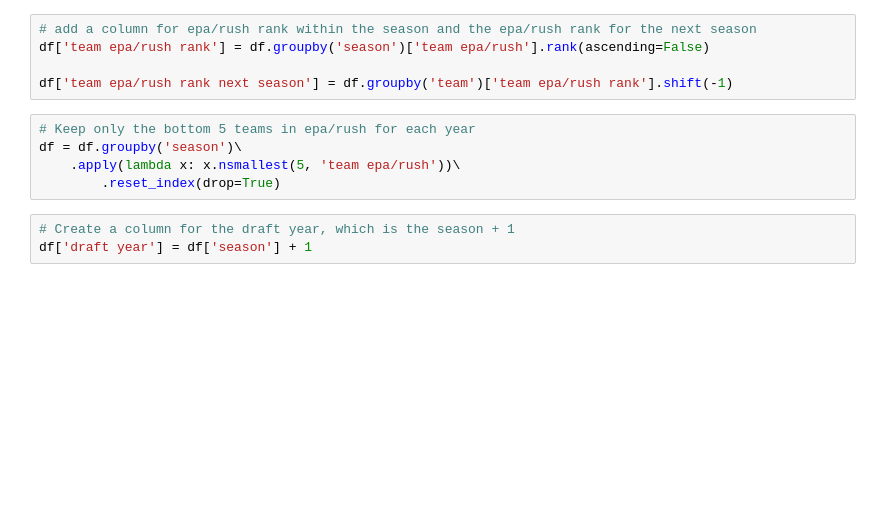
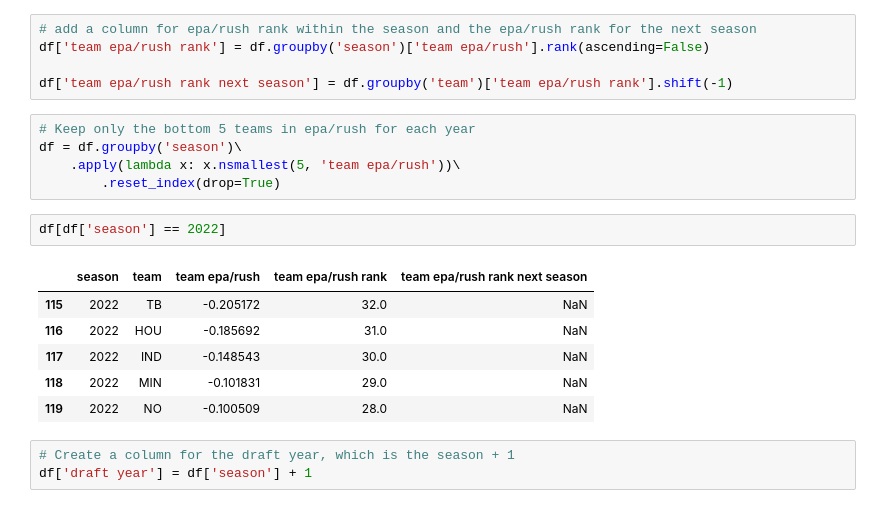
Before and after one commit to tbryan2/visualization-toolbox, a Jupyter notebook: nfl/notebooks/rb_bottom5.ipynb, the cells around one changed output. Cells and saved outputs as stored; diff of their text form; blank space fills up the shorter version.

```diff
--- a/nfl/notebooks/rb_bottom5.ipynb
+++ b/nfl/notebooks/rb_bottom5.ipynb
@@ -57,6 +69,15 @@ df['team epa/rush rank next season'] = df.groupby('team')['team epa/rush rank'].
 df = df.groupby('season')\
     .apply(lambda x: x.nsmallest(5, 'team epa/rush'))\
         .reset_index(drop=True)
+# %%
+df[df['season'] == 2022]
+# %% [output]
+|  | season | team | team epa/rush | team epa/rush rank | team epa/rush rank next season |
+| 115 | 2022 | TB | -0.205172 | 32.0 | NaN |
+| 116 | 2022 | HOU | -0.185692 | 31.0 | NaN |
+| 117 | 2022 | IND | -0.148543 | 30.0 | NaN |
+| 118 | 2022 | MIN | -0.101831 | 29.0 | NaN |
+| 119 | 2022 | NO | -0.100509 | 28.0 | NaN |
 # %%
 # Create a column for the draft year, which is the season + 1
 df['draft year'] = df['season'] + 1
```
Also changed, not shown: parts of 13 cells of this notebook, 1 other file.
